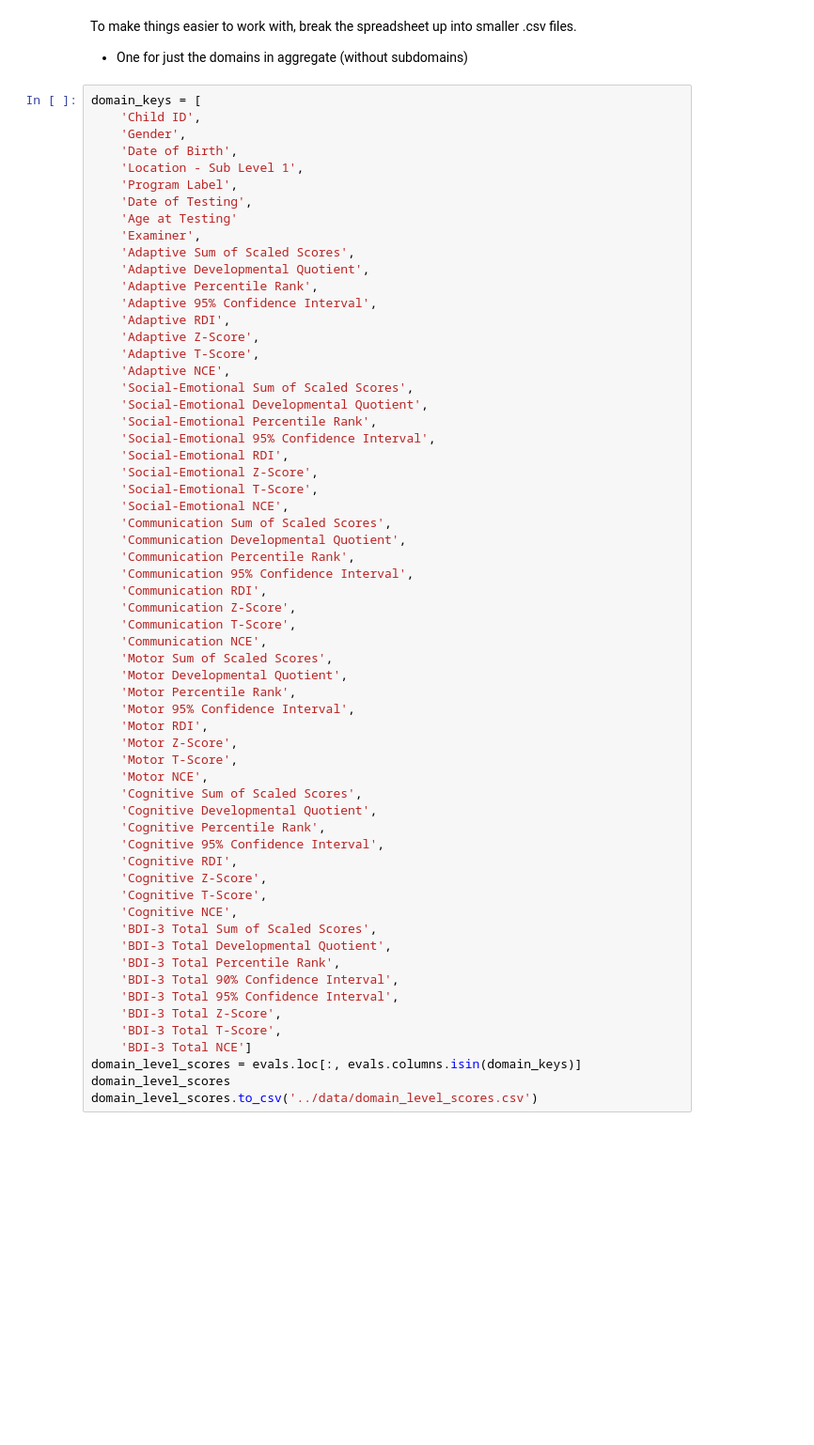
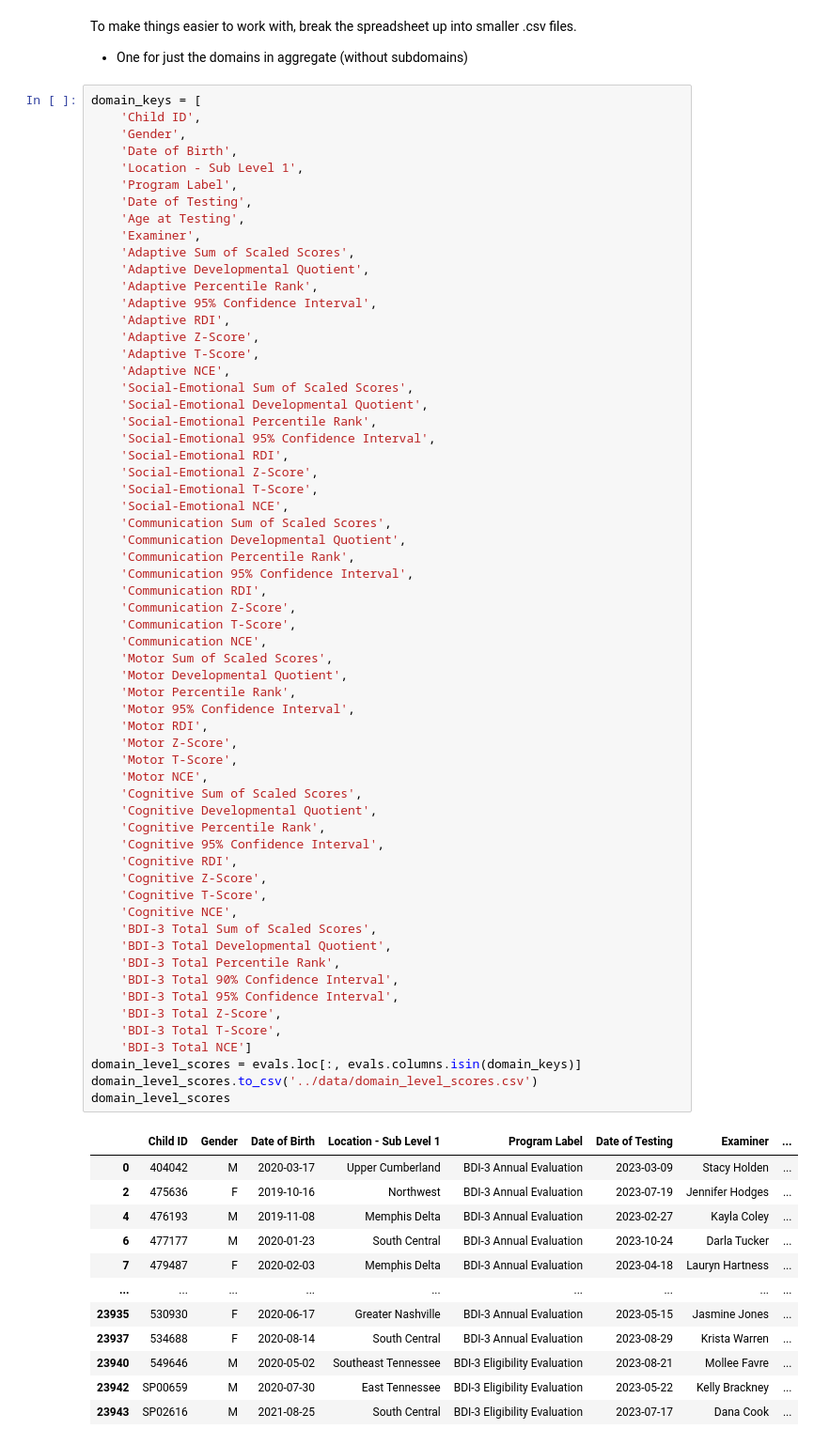
Before and after one commit to NSS-Data-Analytics-Cohort-10/teis-labracoders, a Jupyter notebook: notebooks/eda.ipynb, the cells around one changed output. Shown at 94% size. Saved outputs shown, nothing was run; the diff lists cells and outputs as text; blank space fills up the shorter version.

Commit message:
still need to clean some of the data

```diff
--- a/notebooks/eda.ipynb
+++ b/notebooks/eda.ipynb
@@ -111,7 +111,7 @@ domain_keys = [
     'Location - Sub Level 1',
     'Program Label',
     'Date of Testing',
-    'Age at Testing'
+    'Age at Testing',
     'Examiner',
     'Adaptive Sum of Scaled Scores',
     'Adaptive Developmental Quotient',
@@ -136,31 +136,44 @@ domain_keys = [
     'Communication RDI',
     'Communication Z-Score',
     'Communication T-Score',
     'Communication NCE',
     'Motor Sum of Scaled Scores',
     'Motor Developmental Quotient',
     'Motor Percentile Rank',
     'Motor 95% Confidence Interval',
     'Motor RDI',
     'Motor Z-Score',
     'Motor T-Score',
     'Motor NCE',
     'Cognitive Sum of Scaled Scores',
     'Cognitive Developmental Quotient',
     'Cognitive Percentile Rank',
     'Cognitive 95% Confidence Interval',
     'Cognitive RDI',
     'Cognitive Z-Score',
     'Cognitive T-Score',
     'Cognitive NCE',
     'BDI-3 Total Sum of Scaled Scores',
     'BDI-3 Total Developmental Quotient',
     'BDI-3 Total Percentile Rank',
     'BDI-3 Total 90% Confidence Interval',
     'BDI-3 Total 95% Confidence Interval',
     'BDI-3 Total Z-Score',
     'BDI-3 Total T-Score',
     'BDI-3 Total NCE']
 domain_level_scores = evals.loc[:, evals.columns.isin(domain_keys)]
+domain_level_scores.to_csv('../data/domain_level_scores.csv')
 domain_level_scores
-domain_level_scores.to_csv('../data/domain_level_scores.csv')
+# %% [output]
+|  | Child ID | Gender | Date of Birth | Location - Sub Level 1 | Program Label | Date of Testing | Examiner | ... |
+| 0 | 404042 | M | 2020-03-17 | Upper Cumberland | BDI-3 Annual Evaluation | 2023-03-09 | Stacy Holden | ... |
+| 2 | 475636 | F | 2019-10-16 | Northwest | BDI-3 Annual Evaluation | 2023-07-19 | Jennifer Hodges | ... |
+| 4 | 476193 | M | 2019-11-08 | Memphis Delta | BDI-3 Annual Evaluation | 2023-02-27 | Kayla Coley | ... |
+| 6 | 477177 | M | 2020-01-23 | South Central | BDI-3 Annual Evaluation | 2023-10-24 | Darla Tucker | ... |
+| 7 | 479487 | F | 2020-02-03 | Memphis Delta | BDI-3 Annual Evaluation | 2023-04-18 | Lauryn Hartness | ... |
+| ... | ... | ... | ... | ... | ... | ... | ... | ... |
+| 23935 | 530930 | F | 2020-06-17 | Greater Nashville | BDI-3 Annual Evaluation | 2023-05-15 | Jasmine Jones | ... |
+| 23937 | 534688 | F | 2020-08-14 | South Central | BDI-3 Annual Evaluation | 2023-08-29 | Krista Warren | ... |
+| 23940 | 549646 | M | 2020-05-02 | Southeast Tennessee | BDI-3 Eligibility Evaluation | 2023-08-21 | Mollee Favre | ... |
+| 23942 | SP00659 | M | 2020-07-30 | East Tennessee | BDI-3 Eligibility Evaluation | 2023-05-22 | Kelly Brackney | ... |
+| 23943 | SP02616 | M | 2021-08-25 | South Central | BDI-3 Eligibility Evaluation | 2023-07-17 | Dana Cook | ... |
```
Also changed, not shown: parts of 1 cell of this notebook, 1 other file.
